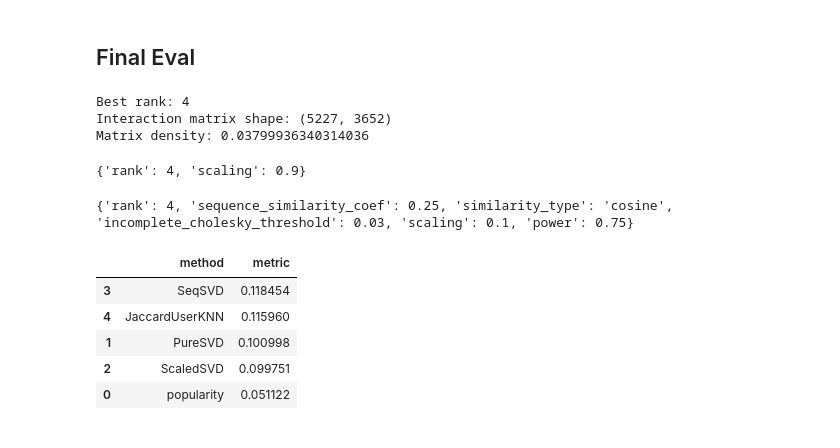
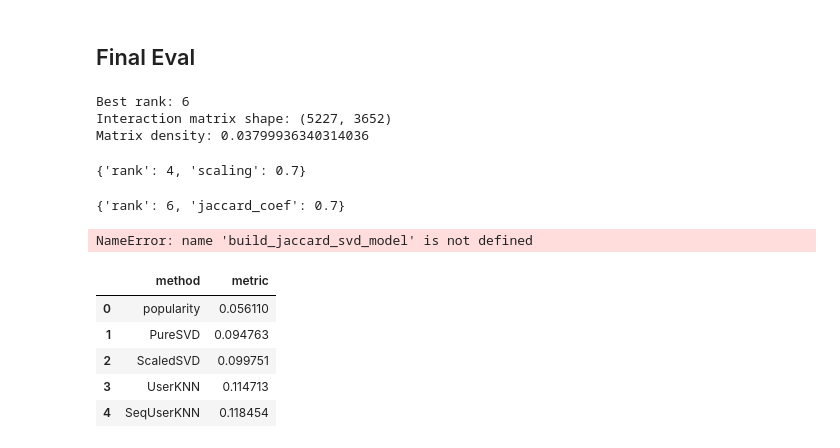
Before and after one commit to Dont-Care-Didnt-Ask/sequence-aware-similarity-for-recommendations, a Jupyter notebook: MovieLens.ipynb, the cells around one changed output. Drawn from its saved outputs; the diff is of its cells as text; code cells hidden in the pictures.

```diff
--- a/MovieLens.ipynb
+++ b/MovieLens.ipynb
@@ -341,7 +419,7 @@ grand_total.append(
     {"method": "popularity", "metric": metric}
 )
 # %%
-best_rank = 4
+best_rank = 6
 print("Best rank:", best_rank)
 
 model = build_svd_model({"rank": best_rank}, train, data_description)
@@ -354,12 +432,12 @@ grand_total.append(
     {"method": "PureSVD", "metric": metric}
 )
 # %% [output]
-Best rank: 4
+Best rank: 6
 Interaction matrix shape: (5227, 3652)
 Matrix density: 0.03799936340314036
 # %%
 best_config = {
-    "rank": 4, "scaling": 0.9,
+    "rank": 4, "scaling": 0.7,
 }
 print(best_config)
 
@@ -373,52 +451,65 @@ grand_total.append(
     {"method": "ScaledSVD", "metric": metric}
 )
 # %% [output]
-{'rank': 4, 'scaling': 0.9}
+{'rank': 4, 'scaling': 0.7}
 # %%
 best_config = {
-    "rank": 4,
-    "sequence_similarity_coef": 0.25,
-    "similarity_type": "cosine",
-    "incomplete_cholesky_threshold": 0.03,
-    "scaling": 0.1,
-    "power": 0.75,
+    "rank": 6, "jaccard_coef": 0.7,
 }
 print(best_config)
 
-model = build_seq_svd_model(best_config, train, data_description)
+model = build_jaccard_svd_model(best_config, train, data_description)
 scores = svd_scoring(model, test, data_description)
 svd_recs = topn_recommendations(scores, topn)
 
 metric = model_evaluate(svd_recs, holdout, data_description, topn)
 
 grand_total.append(
-    {"method": "SeqSVD", "metric": metric}
+    {"method": "JaccardSVD", "metric": metric}
 )
 # %% [output]
-{'rank': 4, 'sequence_similarity_coef': 0.25, 'similarity_type': 'cosine', 'incomplete_cholesky_threshold': 0.03, 'scaling': 0.1, 'power': 0.75}
+{'rank': 6, 'jaccard_coef': 0.7}
+NameError: name 'build_jaccard_svd_model' is not defined
+# %%
+best_config = {
+    "power": 0,
+    "k": 1000,
+    "similarity_A": "cosine",
+    "similarity_T": None
+}
+
+model = build_uknn_model(best_config, train, data_description)
+scores = uknn_scoring(model, test, data_description)
+uknn_recs = topn_recommendations(scores, topn)
+
+metric = model_evaluate(uknn_recs, holdout, data_description, topn)
+
+grand_total.append(
+    {"method": "UserKNN", "metric": metric}
+)
 # %%
 best_config = {
-    "alpha": 0.8,
-    "k": 250,
-    "weights": True,
-    "similarity": "mixed"
+    "power": 0.9,
+    "k": 1500,
+    "similarity_A": "cosine",
+    "similarity_T": "cosine"
 }
 
 model = build_uknn_model(best_config, train, data_description)
 scores = uknn_scoring(model, test, data_description)
-svd_recs = topn_recommendations(scores, topn)
+seq_uknn_recs = topn_recommendations(scores, topn)
 
-metric = model_evaluate(svd_recs, holdout, data_description, topn)
+metric = model_evaluate(seq_uknn_recs, holdout, data_description, topn)
 
 grand_total.append(
-    {"method": "JaccardUserKNN", "metric": metric}
+    {"method": "SeqUserKNN", "metric": metric}
 )
 # %%
-pd.DataFrame(grand_total).sort_values("metric", ascending=False)
+pd.DataFrame(grand_total)
 # %% [output]
 |  | method | metric |
-| 3 | SeqSVD | 0.118454 |
-| 4 | JaccardUserKNN | 0.115960 |
-| 1 | PureSVD | 0.100998 |
+| 0 | popularity | 0.056110 |
+| 1 | PureSVD | 0.094763 |
 | 2 | ScaledSVD | 0.099751 |
-| 0 | popularity | 0.051122 |
+| 3 | UserKNN | 0.114713 |
+| 4 | SeqUserKNN | 0.118454 |
```
Also changed, not shown: parts of 36 cells of this notebook, 3 other files.
